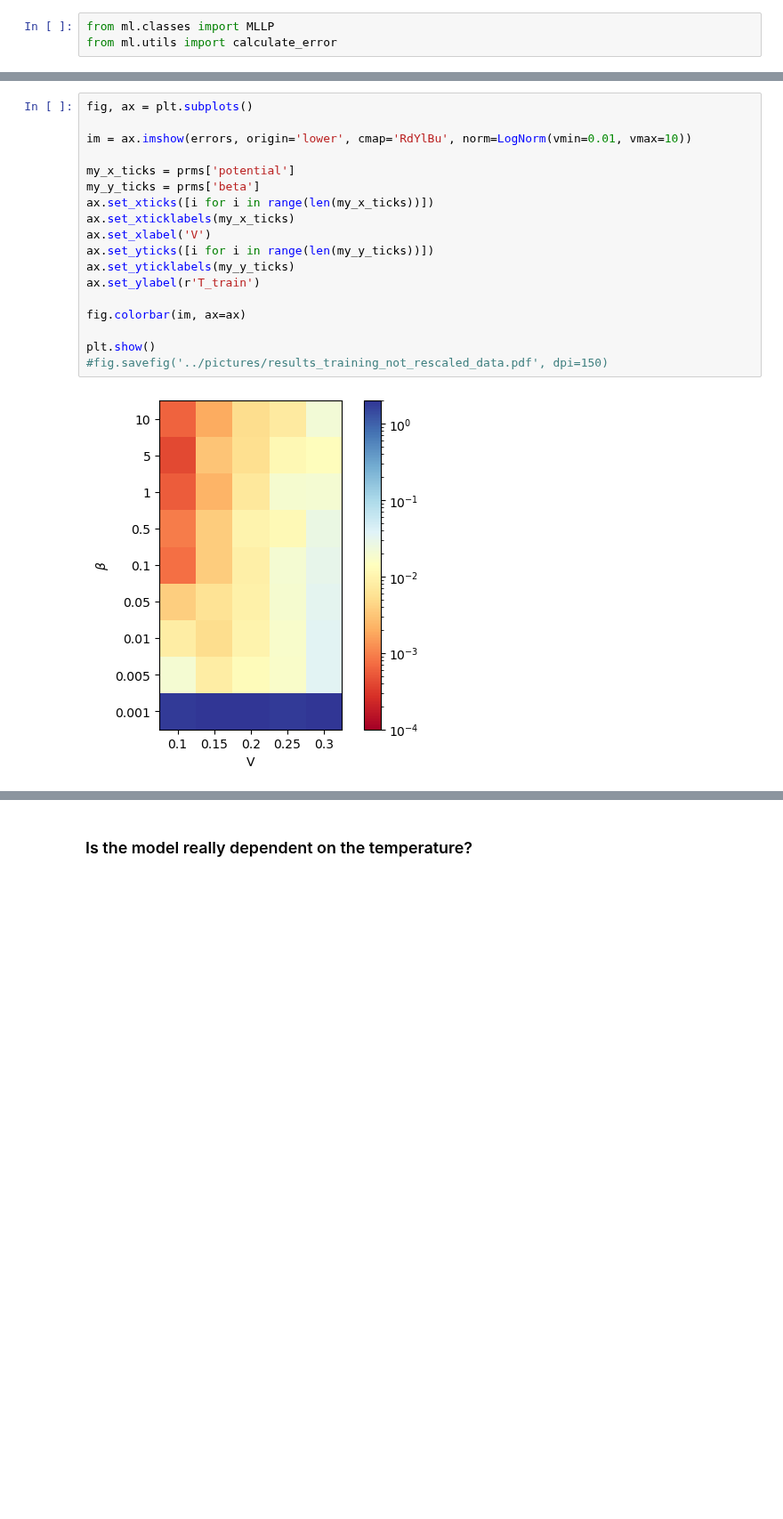
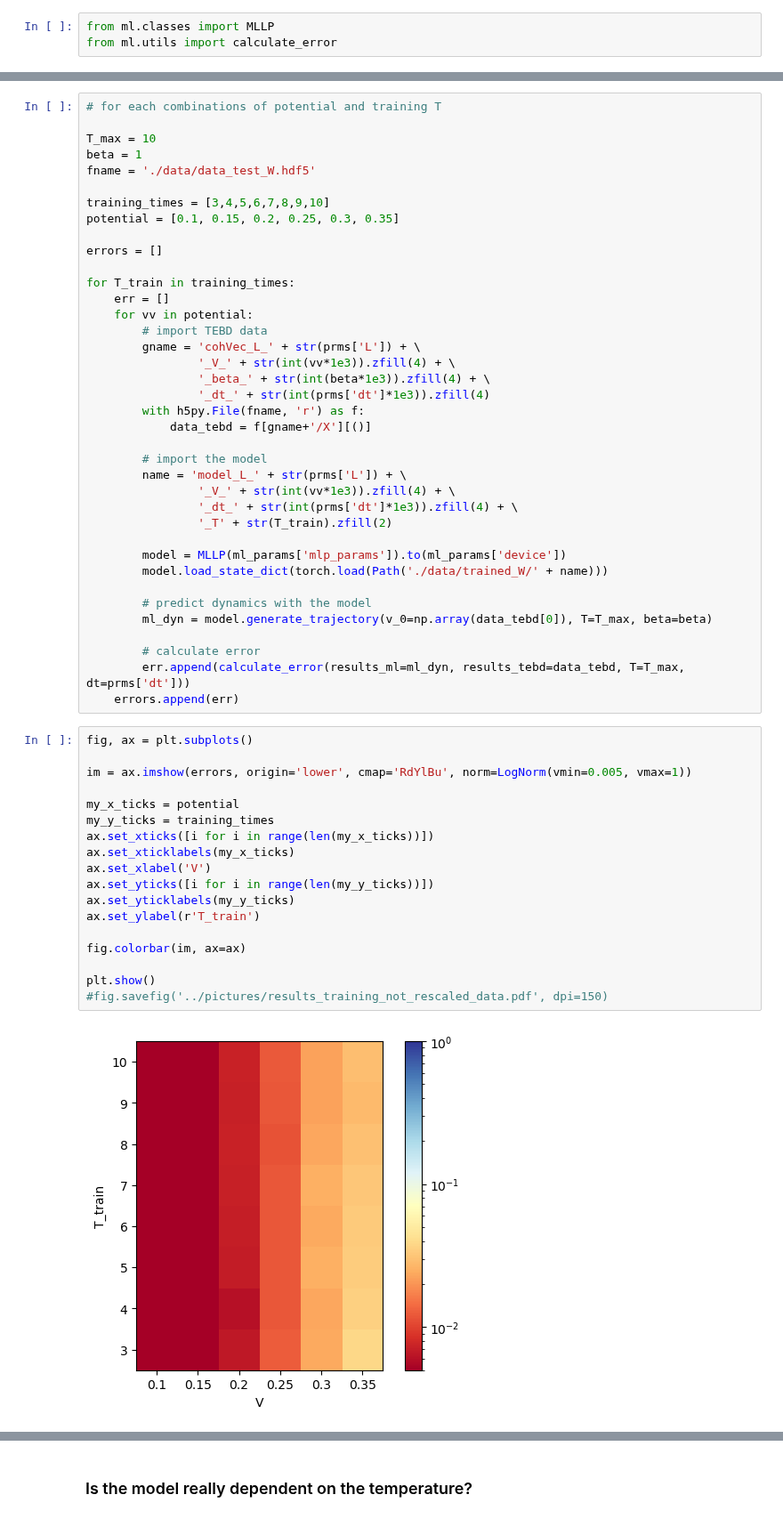
Before and after one commit to giovannicemin/master_thesis, a Jupyter notebook: project/weakly_interacting.ipynb, the cells around one changed output, grey strips where cells are left out. Shown at 89% size. Drawn from its saved outputs; the diff is of its cells as text; blank space fills up the shorter version.

Commit message:
Got some results

```diff
--- a/project/weakly_interacting.ipynb
+++ b/project/weakly_interacting.ipynb
@@ -117,20 +80,58 @@ OSError: Unable to open file (unable to open file: name = './data/data_test_W.hd
+# %%
+# for each combinations of potential and training T
+
+T_max = 10
+beta = 1
+fname = './data/data_test_W.hdf5'
+
+training_times = [3,4,5,6,7,8,9,10]
+potential = [0.1, 0.15, 0.2, 0.25, 0.3, 0.35]
+
+errors = []
+
+for T_train in training_times:
+    err = []
+    for vv in potential:
+        # import TEBD data
+        gname = 'cohVec_L_' + str(prms['L']) + \
+                '_V_' + str(int(vv*1e3)).zfill(4) + \
+                '_beta_' + str(int(beta*1e3)).zfill(4) + \
+                '_dt_' + str(int(prms['dt']*1e3)).zfill(4)
+        with h5py.File(fname, 'r') as f:
+            data_tebd = f[gname+'/X'][()]
+
+        # import the model
+        name = 'model_L_' + str(prms['L']) + \
+                '_V_' + str(int(vv*1e3)).zfill(4) + \
+                '_dt_' + str(int(prms['dt']*1e3)).zfill(4) + \
+                '_T' + str(T_train).zfill(2)
+
+        model = MLLP(ml_params['mlp_params']).to(ml_params['device'])
+        model.load_state_dict(torch.load(Path('./data/trained_W/' + name)))
+
+        # predict dynamics with the model
+        ml_dyn = model.generate_trajectory(v_0=np.array(data_tebd[0]), T=T_max, beta=beta)
+
+        # calculate error
+        err.append(calculate_error(results_ml=ml_dyn, results_tebd=data_tebd, T=T_max, dt=prms['dt']))
+    errors.append(err)
 # %%
 fig, ax = plt.subplots()
 
-im = ax.imshow(errors, origin='lower', cmap='RdYlBu', norm=LogNorm(vmin=0.01, vmax=10))
+im = ax.imshow(errors, origin='lower', cmap='RdYlBu', norm=LogNorm(vmin=0.005, vmax=1))
 
-my_x_ticks = prms['potential']
-my_y_ticks = prms['beta']
+my_x_ticks = potential
+my_y_ticks = training_times
 ax.set_xticks([i for i in range(len(my_x_ticks))])
 ax.set_xticklabels(my_x_ticks)
 ax.set_xlabel('V')
 ax.set_yticks([i for i in range(len(my_y_ticks))])
 ax.set_yticklabels(my_y_ticks)
 ax.set_ylabel(r'T_train')
 
 fig.colorbar(im, ax=ax)
 
 plt.show()
 #fig.savefig('../pictures/results_training_not_rescaled_data.pdf', dpi=150)
 # %% [output]
-[figure, old version]
+[figure, new version]
```
Also changed, not shown: parts of 3 cells of this notebook, 2 other files.
